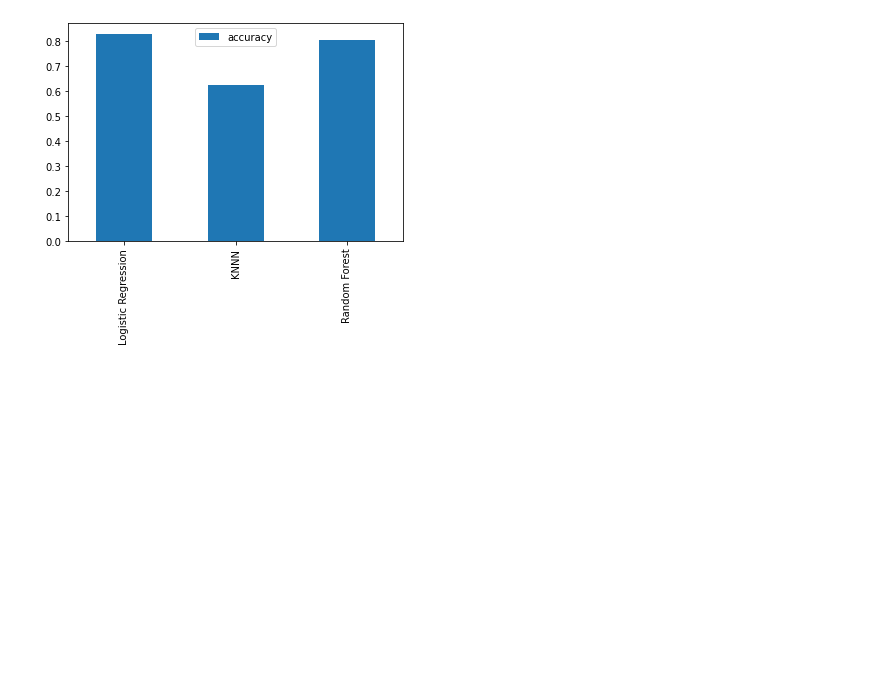
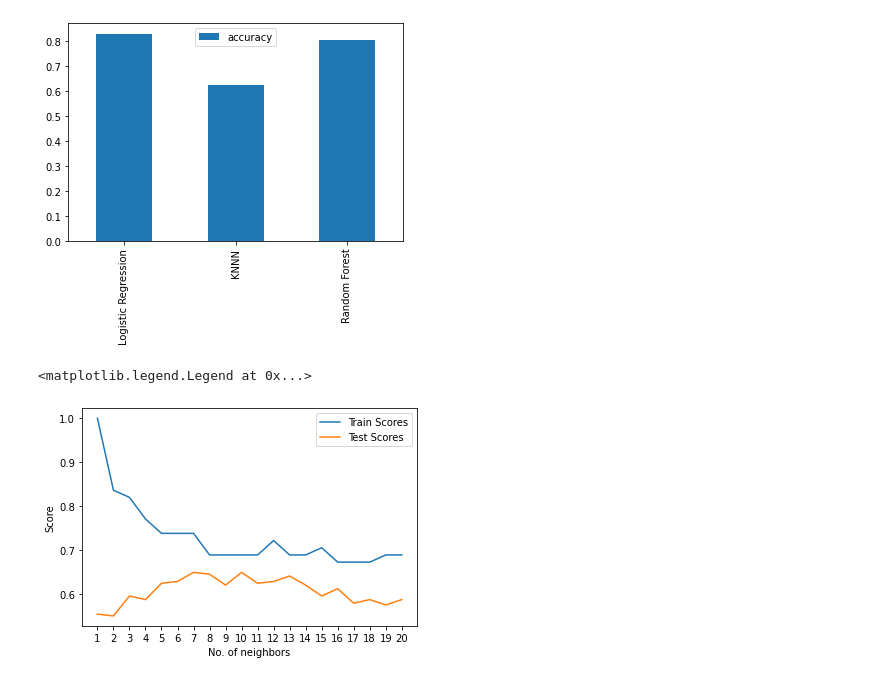
Before and after one commit to kofiarkoh/mltelgramcourse, a Jupyter notebook: end_to_end_heart_disease_classification.ipynb, the cells around one changed output. Saved outputs shown, nothing was run; the diff lists cells and outputs as text; code cells hidden in the pictures; blank space fills up the shorter version.

Commit message:
tune knn classifier

```diff
--- a/end_to_end_heart_disease_classification.ipynb
+++ b/end_to_end_heart_disease_classification.ipynb
@@ -277,3 +277,30 @@ model_compare.T.plot.bar()
 # %% [output]
 <AxesSubplot:>
 [figure]
+# %%
+# tune the KNN model
+train_scores = []
+test_scroes = []
+
+# create a list for different values of neighbours
+neighbours = range(1,21)
+
+knn = KNeighborsClassifier()
+
+for i in neighbours:
+    knn.set_params(n_neighbors=i)
+    knn.fit(x_train,y_train)
+
+    train_scores.append(knn.score(x_train,y_train))
+    test_scroes.append(knn.score(x_test,y_test))
+# %%
+plt.plot(neighbours,train_scores,label='Train Scores')
+plt.plot(neighbours,test_scroes,label='Test Scores')
+plt.xlabel('No. of neighbors')
+plt.xticks(np.arange(1,21,1))
+plt.ylabel('Score')
+
+plt.legend()
+# %% [output]
+<matplotlib.legend.Legend at 0x...>
+[figure, added]
```
